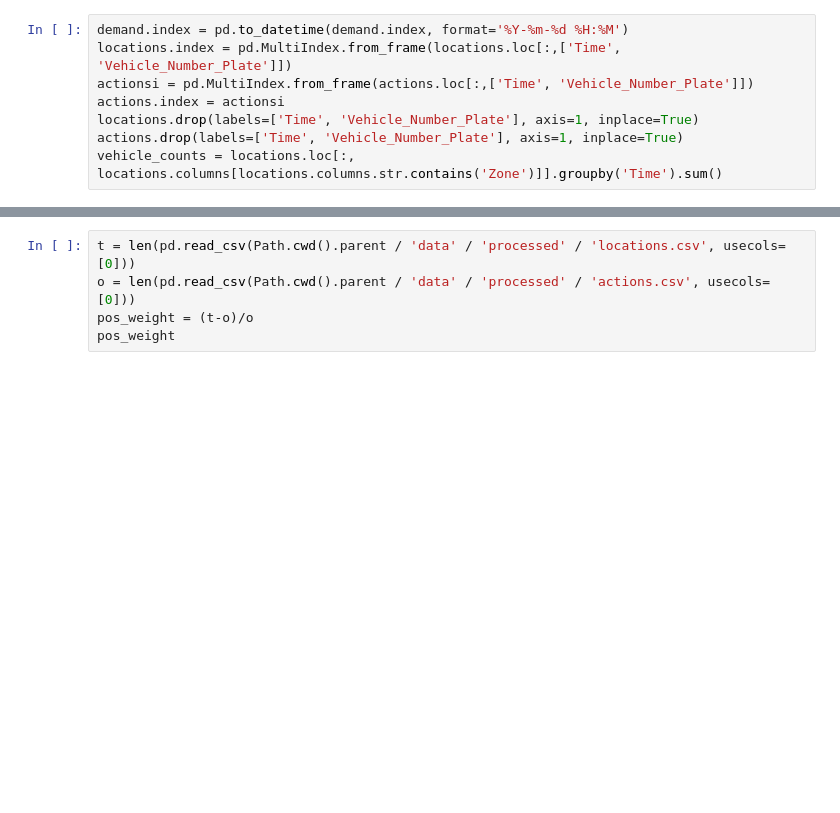
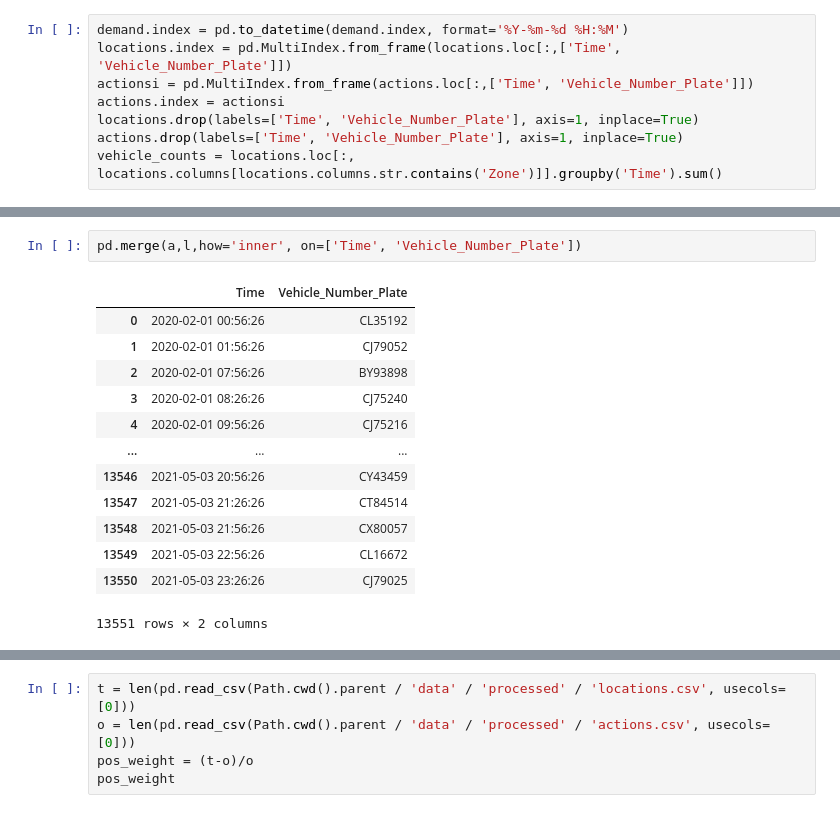
Before and after one commit to marcosquilla/mlprojekt, a Jupyter notebook: notebooks/test.ipynb, the cells around one changed output, grey strips where cells are left out. Cells and saved outputs as stored; diff of their text form; blank space fills up the shorter version.

```diff
--- a/notebooks/test.ipynb
+++ b/notebooks/test.ipynb
@@ -24,3 +63,19 @@ vehicle_counts = locations.loc[:, locations.columns[locations.columns.str.contai
+# %%
+pd.merge(a,l,how='inner', on=['Time', 'Vehicle_Number_Plate'])
+# %% [output]
+|  | Time | Vehicle_Number_Plate |
+| 0 | 2020-02-01 00:56:26 | CL35192 |
+| 1 | 2020-02-01 01:56:26 | CJ79052 |
+| 2 | 2020-02-01 07:56:26 | BY93898 |
+| 3 | 2020-02-01 08:26:26 | CJ75240 |
+| 4 | 2020-02-01 09:56:26 | CJ75216 |
+| ... | ... | ... |
+| 13546 | 2021-05-03 20:56:26 | CY43459 |
+| 13547 | 2021-05-03 21:26:26 | CT84514 |
+| 13548 | 2021-05-03 21:56:26 | CX80057 |
+| 13549 | 2021-05-03 22:56:26 | CL16672 |
+| 13550 | 2021-05-03 23:26:26 | CJ79025 |
+13551 rows × 2 columns
 # %%
 print('Indices')
 it = indices.to_list()
```
Also changed, not shown: parts of 8 cells of this notebook, 4 other files.
